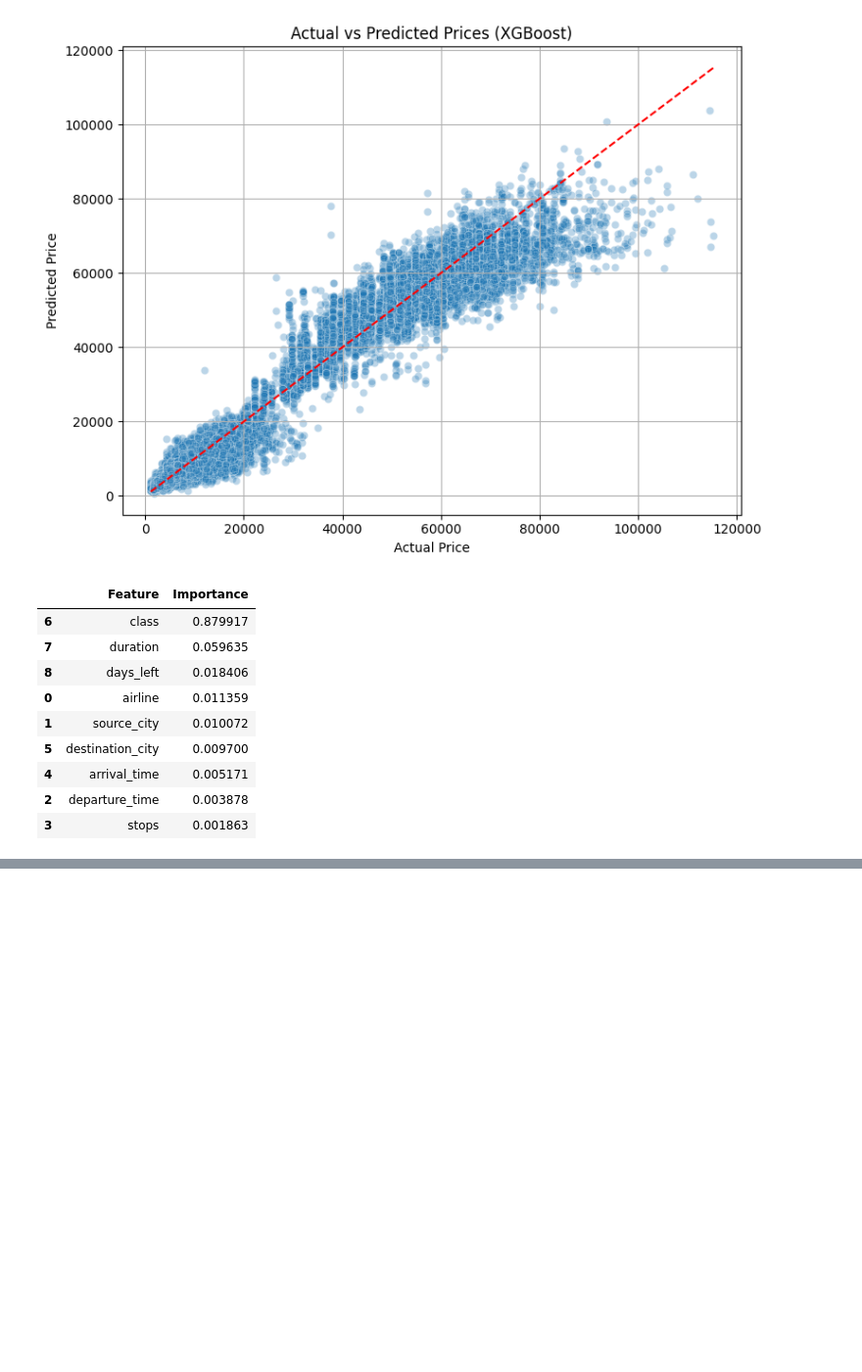
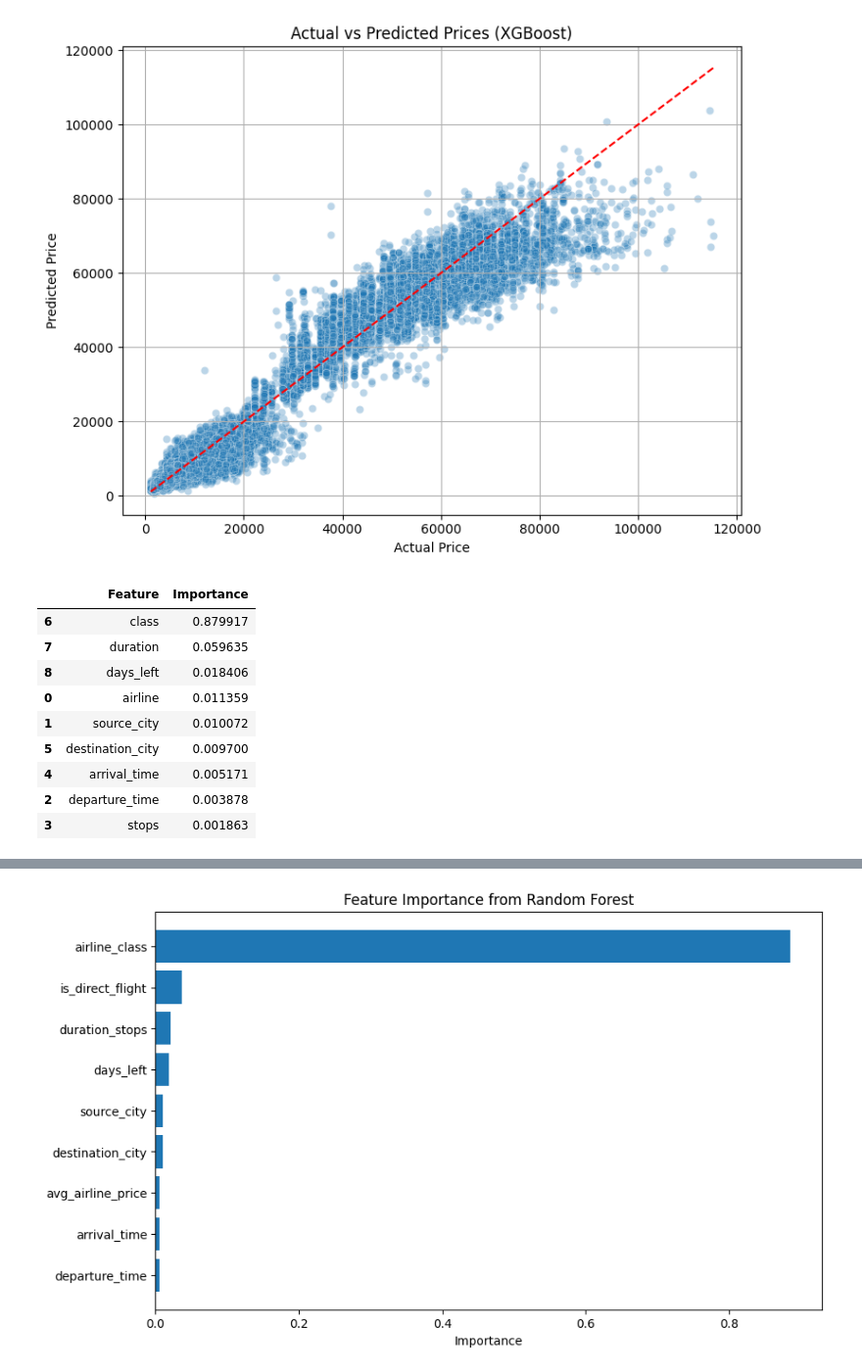
Before and after one commit to AADITYAKADAM2110/flight_price_predictor, a Jupyter notebook: Notebooks/model.ipynb, the cells around one changed output, grey strips where cells are left out. Shown at 98% size. Drawn from its saved outputs; the diff is of its cells as text; code cells hidden in the pictures; blank space fills up the shorter version.

```diff
--- a/Notebooks/model.ipynb
+++ b/Notebooks/model.ipynb
@@ -273,0 +276,3 @@ dataset_for_model.copy().to_csv(r'copy_of_preprocessed_flight_data.csv', index=F
+# %%
+X = feature_engineered_dataset_for_model.drop('price', axis=1)
+y = feature_engineered_dataset_for_model['price']
@@ -273,0 +316,10 @@ dataset_for_model.copy().to_csv(r'copy_of_preprocessed_flight_data.csv', index=F
+# %%
+linear_model = LinearRegression()
+linear_model.fit(X_train_scaled, y_train)
+y_pred_linear = linear_model.predict(X_test_scaled)
+mse_linear = mean_squared_error(y_test, y_pred_linear)
+mae_linear = mean_absolute_error(y_test, y_pred_linear)
+r2_linear = r2_score(y_test, y_pred_linear)
+results_after_fe = {}
+results_after_fe['Linear Regression'] = {'MSE': mse_linear, 'MAE': mae_linear, 'R2': r2_linear}
+results_after_fe
@@ -273,0 +330,9 @@ dataset_for_model.copy().to_csv(r'copy_of_preprocessed_flight_data.csv', index=F
+# %%
+tree_model = DecisionTreeRegressor()
+tree_model.fit(X_train_scaled, y_train)
+y_pred_tree = tree_model.predict(X_test_scaled)
+mse_tree = mean_squared_error(y_test, y_pred_tree)
+mae_tree = mean_absolute_error(y_test, y_pred_tree)
+r2_tree = r2_score(y_test, y_pred_tree)
+results_after_fe['Decision Tree'] = {'MSE': mse_tree, 'MAE': mae_tree, 'R2': r2_tree}
+results_after_fe
@@ -273,0 +346,9 @@ dataset_for_model.copy().to_csv(r'copy_of_preprocessed_flight_data.csv', index=F
+# %%
+rf_model = RandomForestRegressor()
+rf_model.fit(X_train_scaled, y_train)
+y_pred_rf = rf_model.predict(X_test_scaled)
+mse_rf = mean_squared_error(y_test, y_pred_rf)
+mae_rf = mean_absolute_error(y_test, y_pred_rf)
+r2_rf = r2_score(y_test, y_pred_rf)
+results_after_fe['Random Forest'] = {'MSE': mse_rf, 'MAE': mae_rf, 'R2': r2_rf}
+results_after_fe
@@ -273,0 +365,15 @@ dataset_for_model.copy().to_csv(r'copy_of_preprocessed_flight_data.csv', index=F
+# %%
+importances = rf_model.feature_importances_
+feature_names = X.columns
+importance_df = pd.DataFrame({'Feature': feature_names, 'Importance': importances})
+importance_df = importance_df.sort_values(by='Importance', ascending=False)
+
+# Plot
+plt.figure(figsize=(10,6))
+plt.barh(importance_df['Feature'], importance_df['Importance'])
+plt.xlabel('Importance')
+plt.title('Feature Importance from Random Forest')
+plt.gca().invert_yaxis()
+plt.show()
+# %% [output]
+[figure, added]
```
Also changed, not shown: parts of 8 cells of this notebook, 5 other files.
